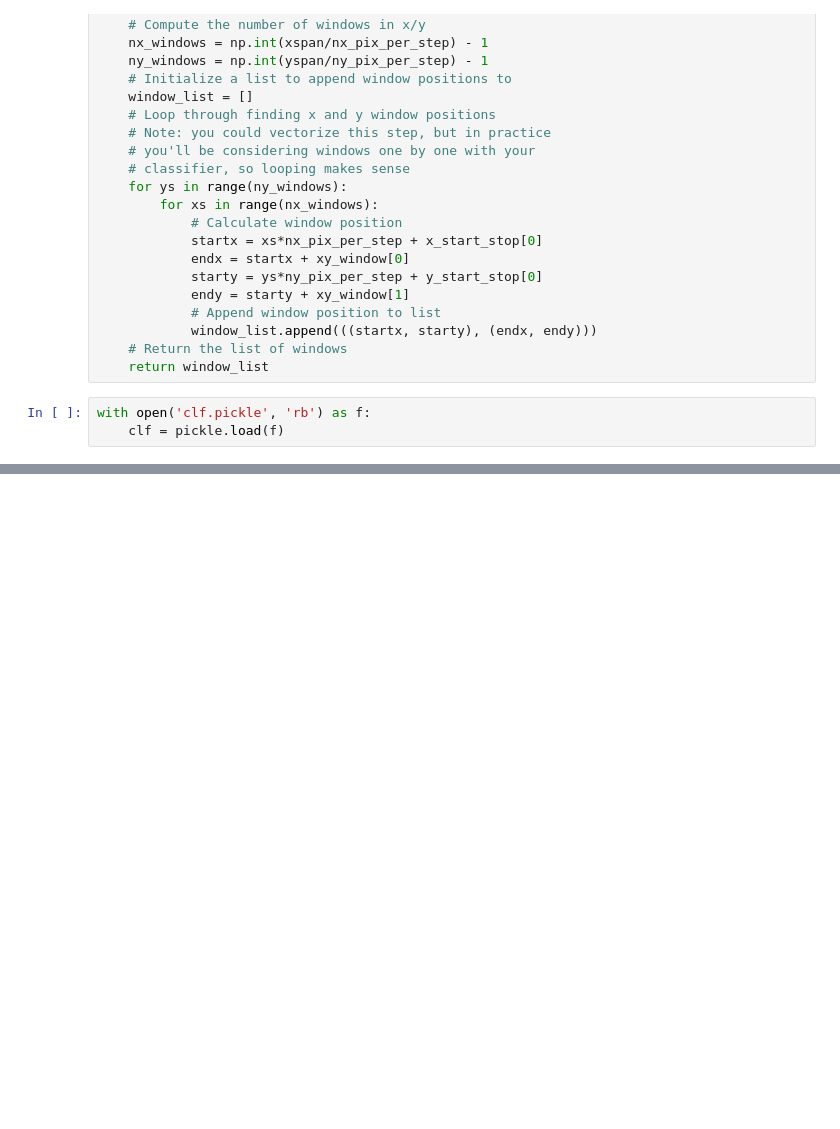
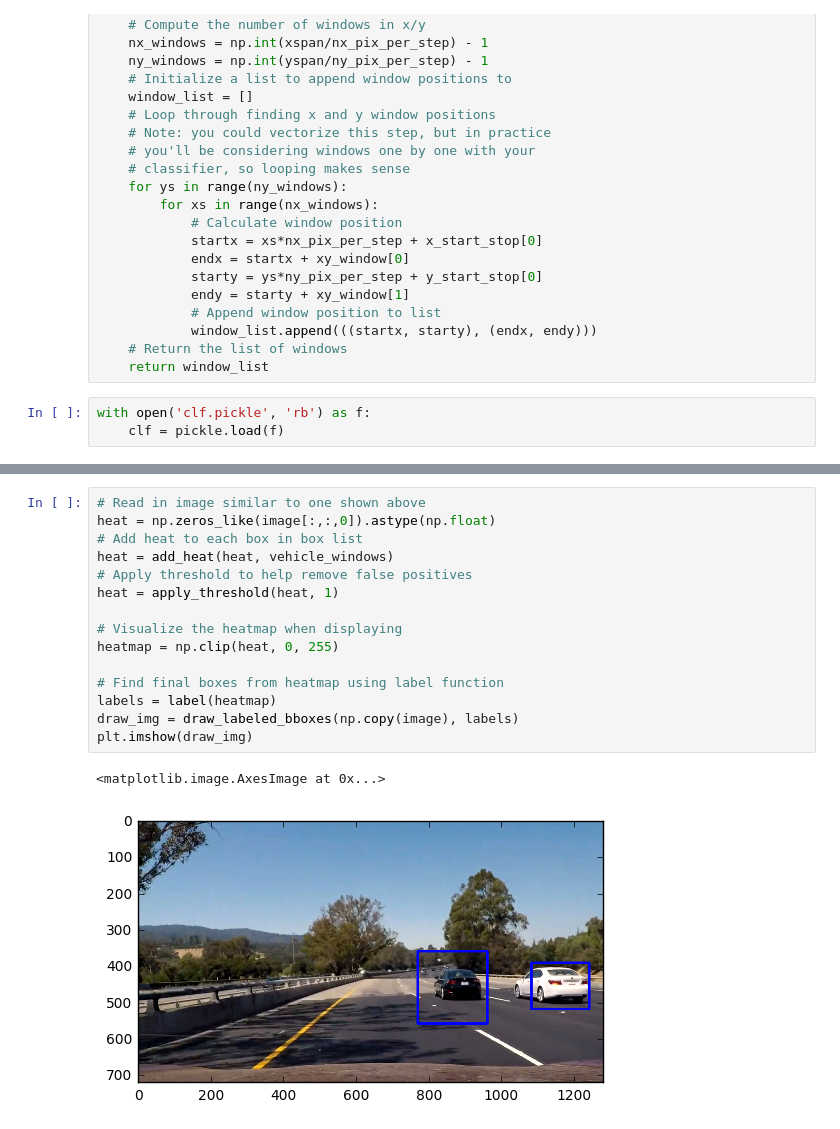
Before and after one commit to ddrm86/udacity-selfdriving-p5, a Jupyter notebook: p5_vehicle_detection.ipynb, the cells around one changed output, grey strips where cells are left out. Saved outputs shown, nothing was run; the diff lists cells and outputs as text; blank space fills up the shorter version.

```diff
--- a/p5_vehicle_detection.ipynb
+++ b/p5_vehicle_detection.ipynb
@@ -240,0 +313,18 @@ fig.tight_layout()
+# %%
+# Read in image similar to one shown above
+heat = np.zeros_like(image[:,:,0]).astype(np.float)
+# Add heat to each box in box list
+heat = add_heat(heat, vehicle_windows)
+# Apply threshold to help remove false positives
+heat = apply_threshold(heat, 1)
+
+# Visualize the heatmap when displaying
+heatmap = np.clip(heat, 0, 255)
+
+# Find final boxes from heatmap using label function
+labels = label(heatmap)
+draw_img = draw_labeled_bboxes(np.copy(image), labels)
+plt.imshow(draw_img)
+# %% [output]
+<matplotlib.image.AxesImage at 0x...>
+[figure, added]
```
Also changed, not shown: parts of 12 cells of this notebook.
